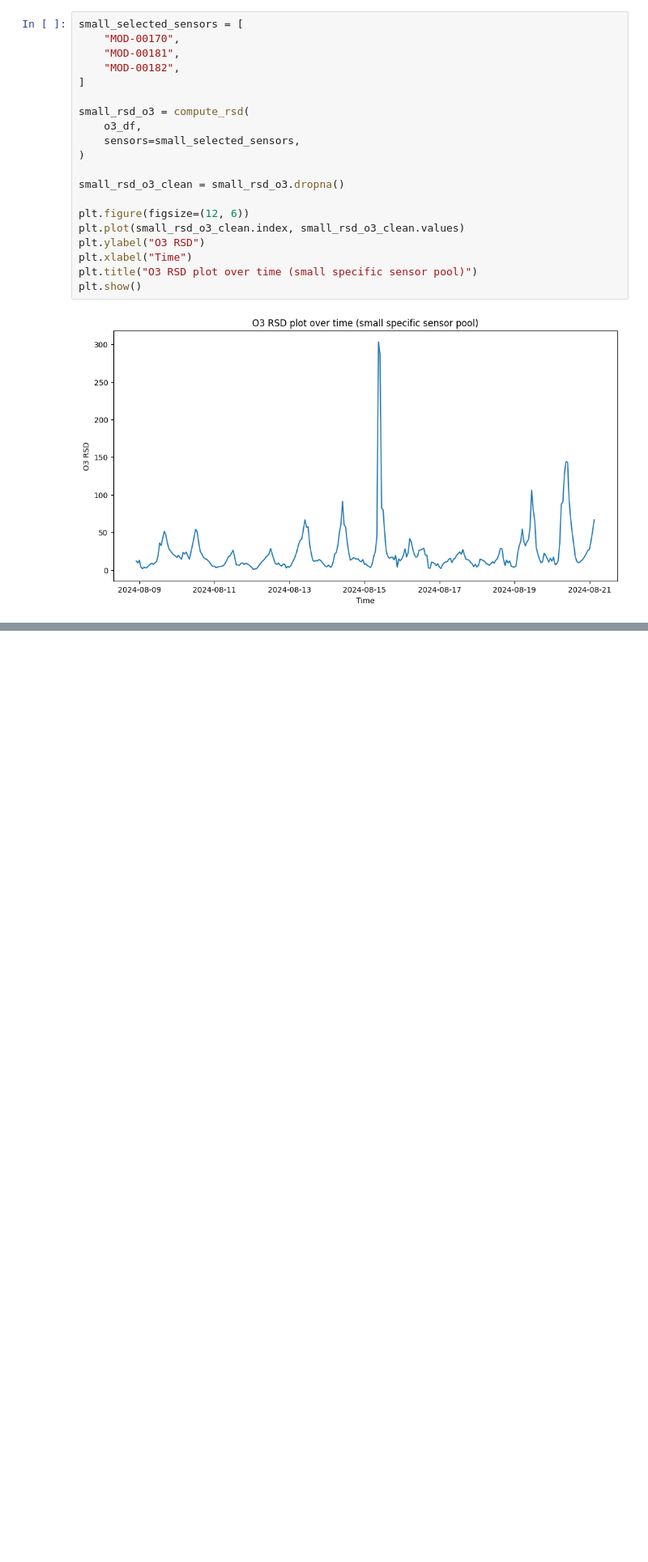
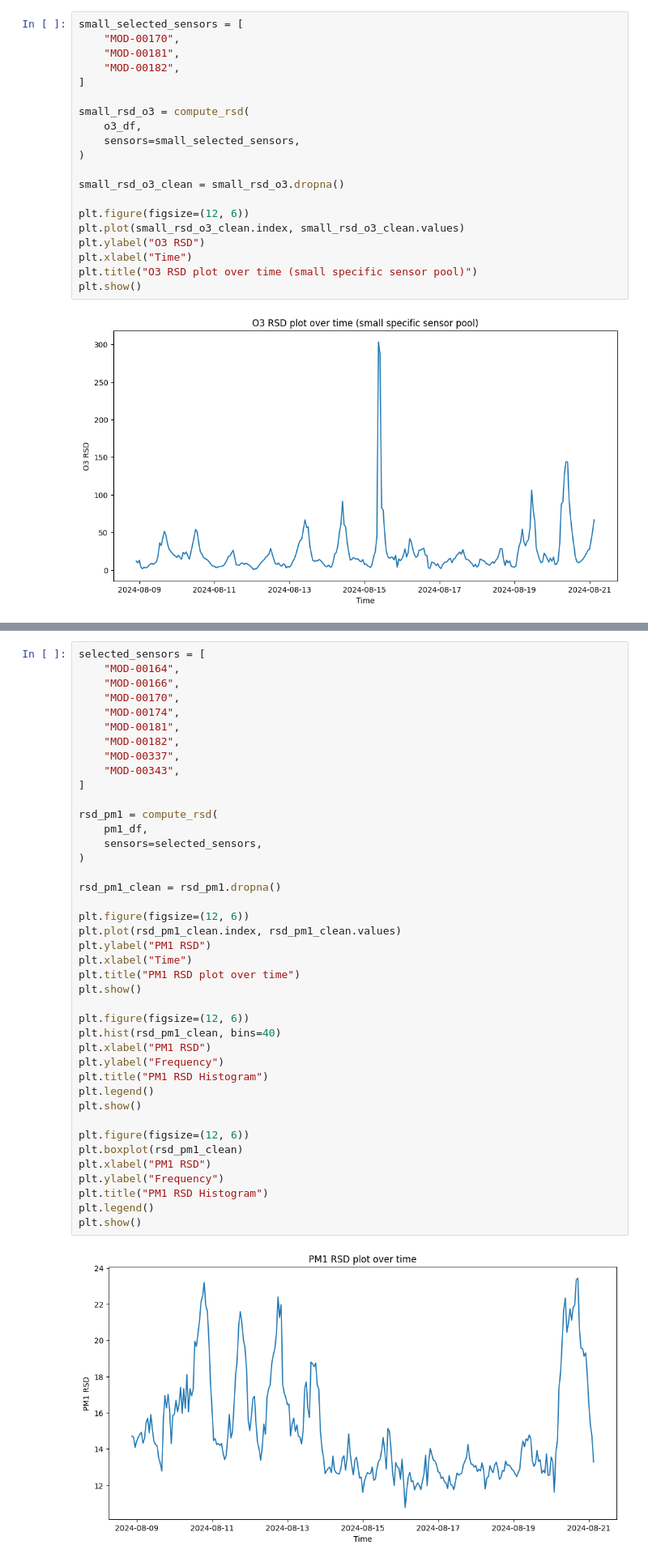
Before and after one commit to jacklardner/amy-rooftop-quant-analysis, a Jupyter notebook: main.ipynb, the cells around one changed output, grey strips where cells are left out. Shown at 81% size. Drawn from its saved outputs; the diff is of its cells as text; blank space fills up the shorter version.

```diff
--- a/main.ipynb
+++ b/main.ipynb
@@ -362,0 +554,43 @@ plt.show()
+# %%
+selected_sensors = [
+    "MOD-00164",
+    "MOD-00166",
+    "MOD-00170",
+    "MOD-00174",
+    "MOD-00181",
+    "MOD-00182",
+    "MOD-00337",
+    "MOD-00343",
+]
+
+rsd_pm1 = compute_rsd(
+    pm1_df,
+    sensors=selected_sensors,
+)
+
+rsd_pm1_clean = rsd_pm1.dropna()
+
+plt.figure(figsize=(12, 6))
+plt.plot(rsd_pm1_clean.index, rsd_pm1_clean.values)
+plt.ylabel("PM1 RSD")
+plt.xlabel("Time")
+plt.title("PM1 RSD plot over time")
+plt.show()
+
+plt.figure(figsize=(12, 6))
+plt.hist(rsd_pm1_clean, bins=40)
+plt.xlabel("PM1 RSD")
+plt.ylabel("Frequency")
+plt.title("PM1 RSD Histogram")
+plt.legend()
+plt.show()
+
+plt.figure(figsize=(12, 6))
+plt.boxplot(rsd_pm1_clean)
+plt.xlabel("PM1 RSD")
+plt.ylabel("Frequency")
+plt.title("PM1 RSD Histogram")
+plt.legend()
+plt.show()
+# %% [output]
+[figure, added]
```
Also changed, not shown: parts of 16 cells of this notebook, 3 other files.
